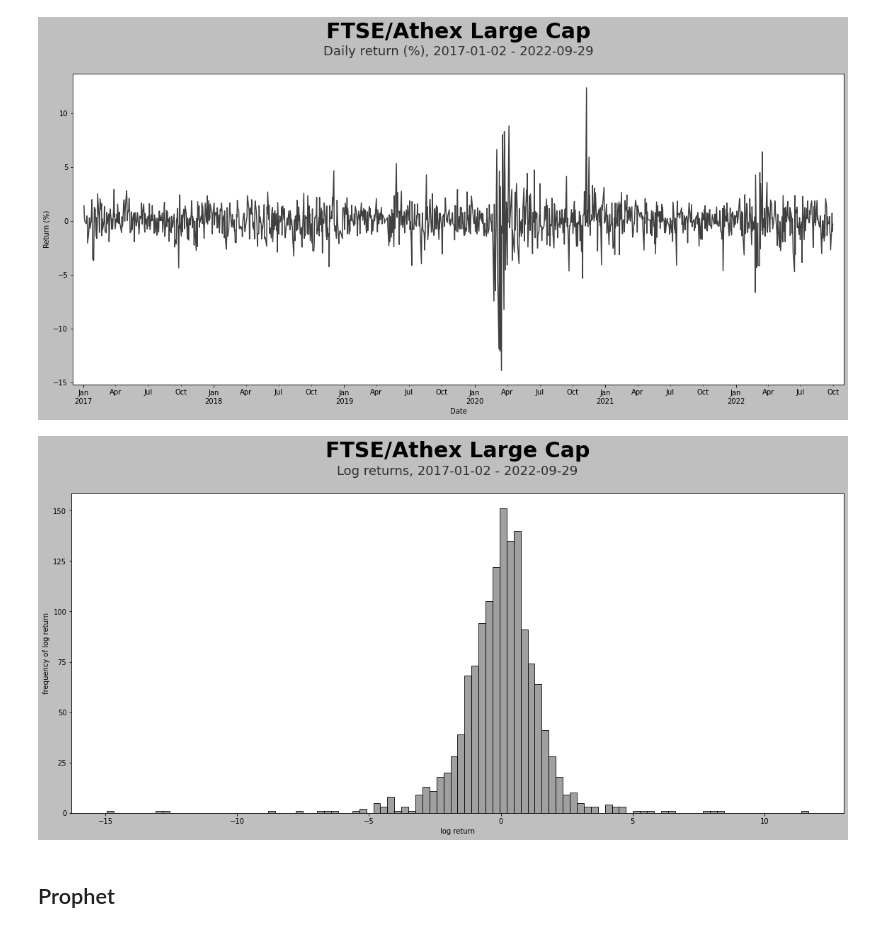
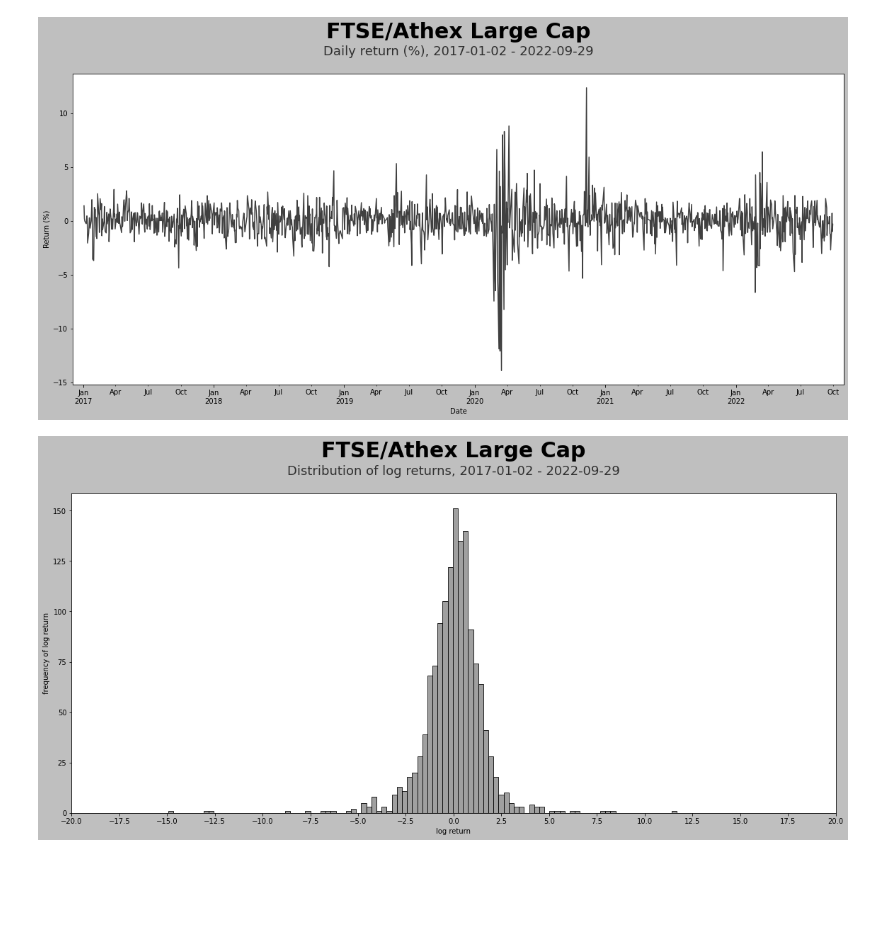
Before and after one commit to orestisf/Notebooks, a Jupyter notebook: finance/Athex_Large_Cap_analysis.ipynb, the cells around one changed output. Saved outputs shown, nothing was run; the diff lists cells and outputs as text; code cells hidden in the pictures; blank space fills up the shorter version.

Commit message:
Updated diagrams

```diff
--- a/finance/Athex_Large_Cap_analysis.ipynb
+++ b/finance/Athex_Large_Cap_analysis.ipynb
@@ -38,7 +38,7 @@ Fortunately several greek finance online publications maintain tables of daily p
 The data available cover the period from 01/01/1995 - today, however we are focusing on the the index evolution since 2017.
 # %%
 # get FTSE25 data from capital.gr (https://www.capital.gr/finance/historycloses/ftse?page=1)
-data = pd.read_csv('https://www.capital.gr/finance/quotes/exporthistorycloses?symbol=ftse&key=1148639707', skiprows = 1, decimal=",")
+data = pd.read_csv('https://www.capital.gr/finance/quotes/exporthistorycloses?symbol=ftse&key=-1491648092', skiprows = 1, decimal=",")
 
 # remove columns we are not using
 del data['ΜΕΤ.%']
@@ -105,23 +105,6 @@ KeyError: ignored
 #calculate daily absolute daily return, logarithmic return, and weekly historical volatility
 data['abs_return'] = 100*data['close'].pct_change()
 data['log_return'] = 100* (np.log(data['close'] / data['close'].shift(1)))
-data['daily_vol'] = data['log_return'].std()
-data['monthly_vol'] = data.apply(lambda x:x[['log_return']].std())
-data['volatility'] = data['log_return'].rolling(window = 21).std()*np.sqrt(21)
+data['day_vol'] = data['log_return'].std()
+data['month_vol'] = data['log_return'].rolling(window = 21).std()*np.sqrt(21)
+data['annual_vol'] = data['log_return'].rolling(window = 252).std()*np.sqrt(252)
-# %%
-data['returns2'] = 100* (np.log(data['close'] / data['close'].shift(1)))
-
-
-data['returns'].fillna(0, inplace=True)
-data['volatility'] = data['returns'].rolling(window = 21).std()*np.sqrt(21)
-
-# get close price in new dataframe
-#test = data['close'].sort_index(ascending=True).to_frame()
-
-#calculate percent change
-#test['pct_change'] = 100*test['close'].pct_change()
-
-
-
-# convert vol time series to data frame
-#vol = volatility.to_frame()
@@ -194,28 +169,27 @@ generatePlot(data['abs_return'], 'Date', 'Return (%)', 'FTSE/Athex Large Cap', f
 # %%
 # histogram of log returns
 
 matplotlib.style.use('grayscale')
 
 fig, ax = plt.subplots(figsize=(16,8))
 
 sns.histplot(
     alpha=0.75,
     data=data['log_return'],
     bins=100,
     ax=ax
 )
 
 ax.set_xlabel('log return')
 ax.set_ylabel('frequency of log return')
 
 ax.set_yticks(np.arange(0, 175, 25))
+ax.set_xticks(np.arange(-20, 22.5, 2.5))
 
 ax.text(x=0.5, y=1.1, s='FTSE/Athex Large Cap', fontsize=30, weight='bold', ha='center', va='bottom', transform=ax.transAxes)
-ax.text(x=0.5, y=1.05, s=f"Log returns, {datetime.date(data.index.min())} - {datetime.date(data.index.max())}", fontsize=18, alpha=0.75, ha='center', va='bottom', transform=ax.transAxes)
+ax.text(x=0.5, y=1.05, s=f"Distribution of log returns, {datetime.date(data.index.min())} - {datetime.date(data.index.max())}", fontsize=18, alpha=0.75, ha='center', va='bottom', transform=ax.transAxes)
 
 fig.tight_layout()
 plt.show()
 # %% [output]
-[figure, old version]
+[figure, new version]
-# %% [markdown]
-## Prophet
```
Also changed, not shown: parts of 5 cells of this notebook.
